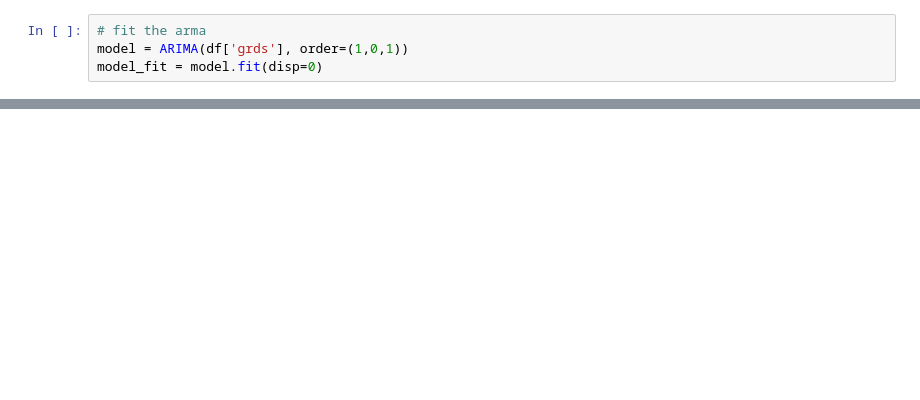
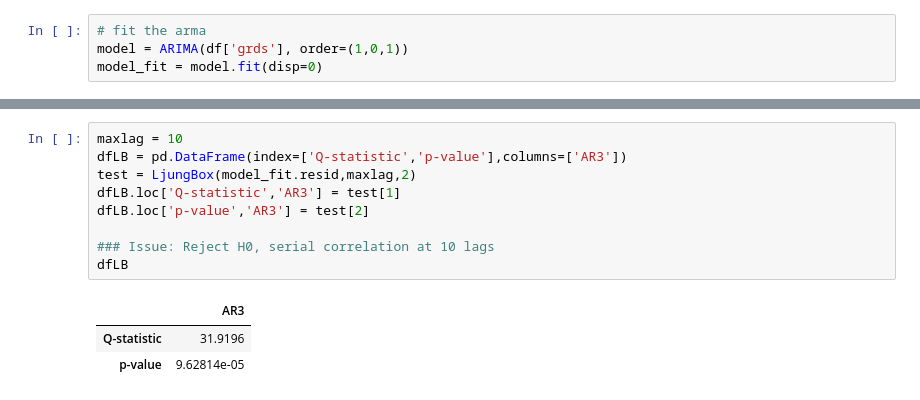
Before and after one commit to thomaspernet/PythonFinanceClass, a Jupyter notebook: QuantitativeFinance/Exam1.ipynb, the cells around one changed output, grey strips where cells are left out. Cells and saved outputs as stored; diff of their text form; blank space fills up the shorter version.

```diff
--- a/QuantitativeFinance/Exam1.ipynb
+++ b/QuantitativeFinance/Exam1.ipynb
@@ -637,0 +1037,13 @@ plot_acf(model_fit.resid, lags=40)
+# %%
+maxlag = 10
+dfLB = pd.DataFrame(index=['Q-statistic','p-value'],columns=['AR3'])
+test = LjungBox(model_fit.resid,maxlag,2)
+dfLB.loc['Q-statistic','AR3'] = test[1]
+dfLB.loc['p-value','AR3'] = test[2]
+
+### Issue: Reject H0, serial correlation at 10 lags
+dfLB
+# %% [output]
+|  | AR3 |
+| Q-statistic | 31.9196 |
+| p-value | 9.62814e-05 |
```
Also changed, not shown: parts of 70 cells of this notebook.
